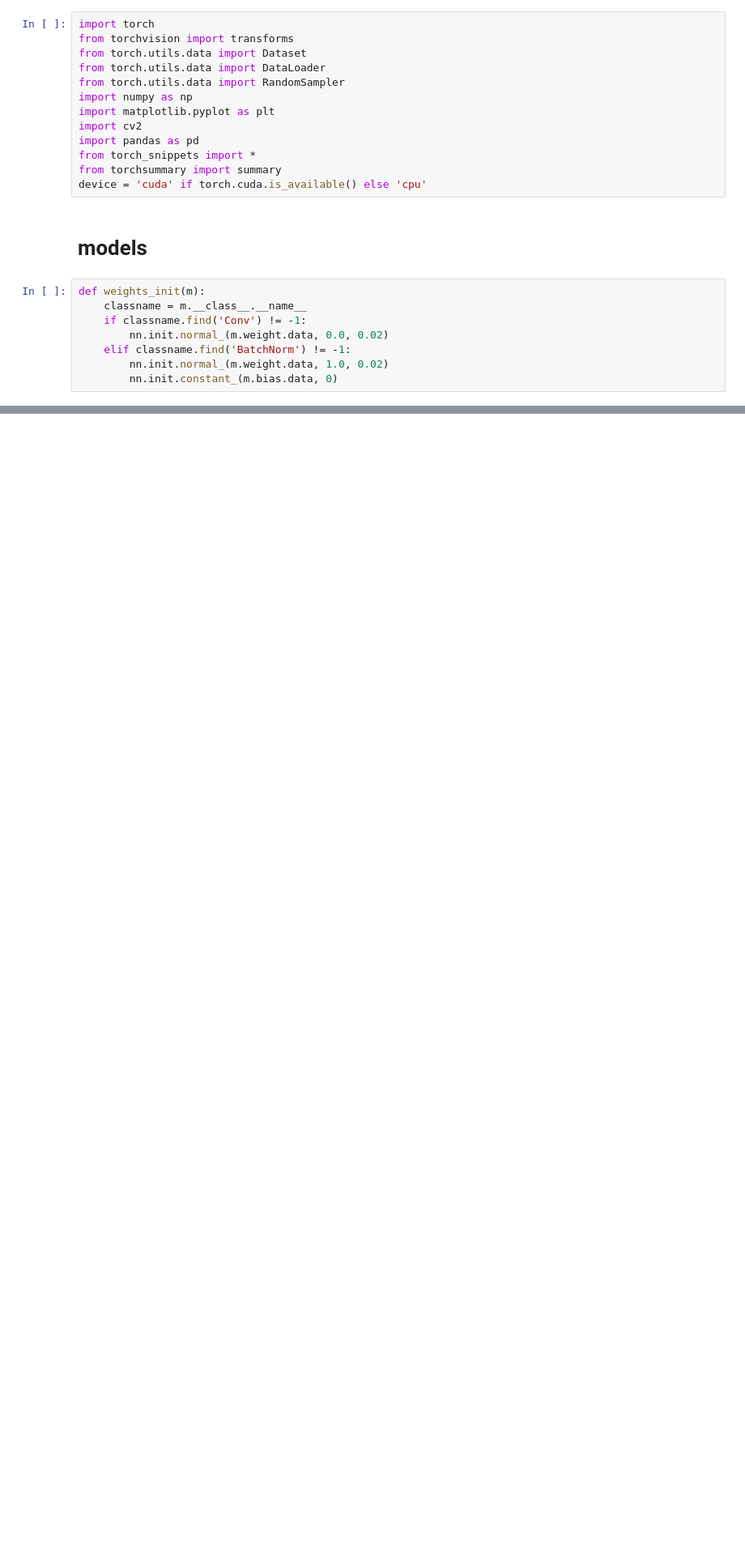
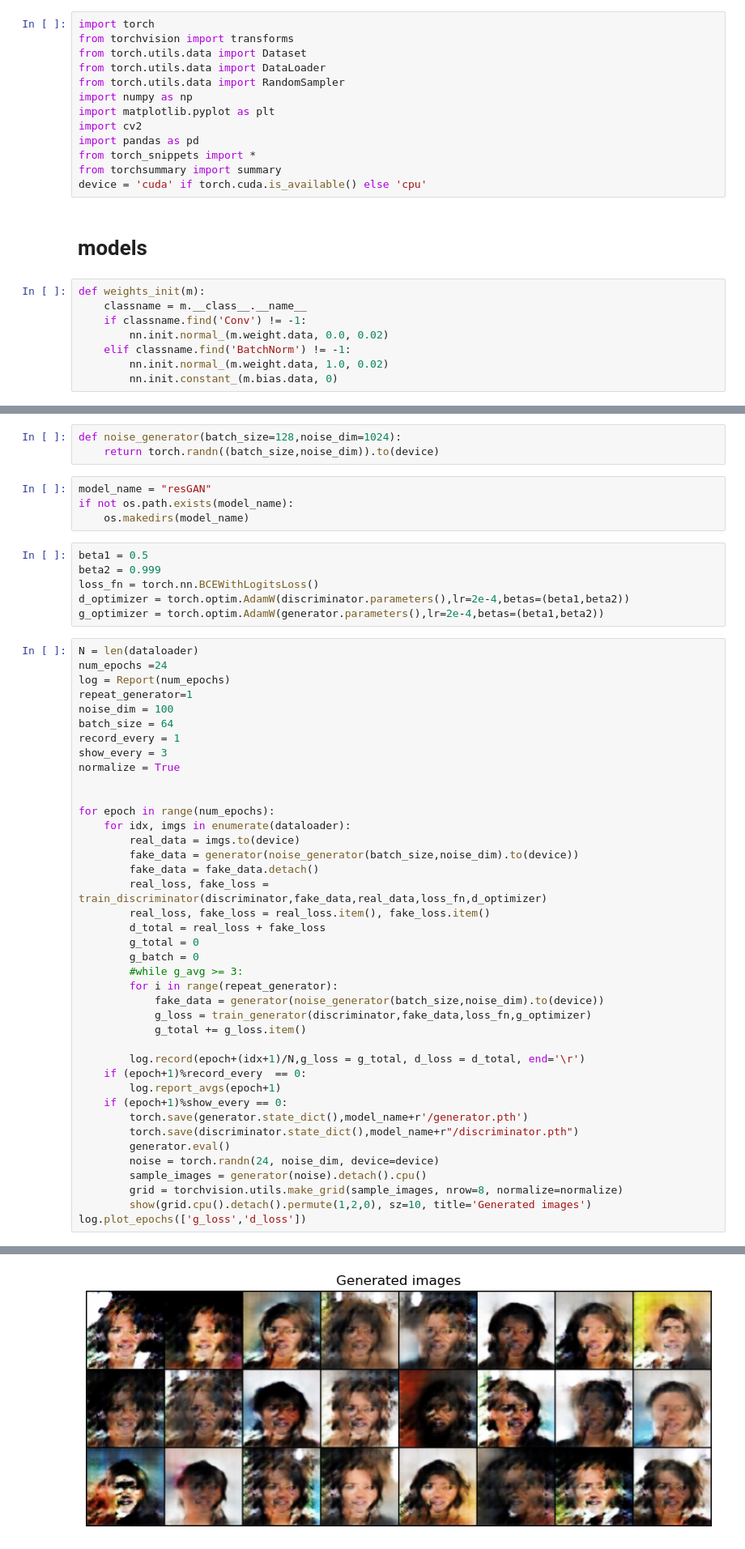
Before and after one commit to ZheRao/practice_space, a Jupyter notebook: Celebfaces-GAN/resGAN.ipynb, the cells around one changed output, grey strips where cells are left out. Shown at 81% size. Saved outputs shown, nothing was run; the diff lists cells and outputs as text; blank space fills up the shorter version.

```diff
--- a/Celebfaces-GAN/resGAN.ipynb
+++ b/Celebfaces-GAN/resGAN.ipynb
@@ -23,0 +408,54 @@ def weights_init(m):
+# %%
+def noise_generator(batch_size=128,noise_dim=1024):
+    return torch.randn((batch_size,noise_dim)).to(device)
+# %%
+model_name = "resGAN"
+if not os.path.exists(model_name):
+    os.makedirs(model_name)
+# %%
+beta1 = 0.5
+beta2 = 0.999
+loss_fn = torch.nn.BCEWithLogitsLoss()
+d_optimizer = torch.optim.AdamW(discriminator.parameters(),lr=2e-4,betas=(beta1,beta2))
+g_optimizer = torch.optim.AdamW(generator.parameters(),lr=2e-4,betas=(beta1,beta2))
+# %%
+N = len(dataloader)
+num_epochs =24
+log = Report(num_epochs)
+repeat_generator=1
+noise_dim = 100
+batch_size = 64
+record_every = 1
+show_every = 3
+normalize = True
+
+
+for epoch in range(num_epochs):
+    for idx, imgs in enumerate(dataloader):
+        real_data = imgs.to(device)
+        fake_data = generator(noise_generator(batch_size,noise_dim).to(device))
+        fake_data = fake_data.detach()
+        real_loss, fake_loss = train_discriminator(discriminator,fake_data,real_data,loss_fn,d_optimizer)
+        real_loss, fake_loss = real_loss.item(), fake_loss.item()
+        d_total = real_loss + fake_loss
+        g_total = 0
+        g_batch = 0
+        #while g_avg >= 3:
+        for i in range(repeat_generator):
+            fake_data = generator(noise_generator(batch_size,noise_dim).to(device))
+            g_loss = train_generator(discriminator,fake_data,loss_fn,g_optimizer)
+            g_total += g_loss.item()
+
+        log.record(epoch+(idx+1)/N,g_loss = g_total, d_loss = d_total, end='\r')
+    if (epoch+1)%record_every  == 0:
+        log.report_avgs(epoch+1)
+    if (epoch+1)%show_every == 0:
+        torch.save(generator.state_dict(),model_name+r'/generator.pth')
+        torch.save(discriminator.state_dict(),model_name+r"/discriminator.pth")
+        generator.eval()
+        noise = torch.randn(24, noise_dim, device=device)
+        sample_images = generator(noise).detach().cpu()
+        grid = torchvision.utils.make_grid(sample_images, nrow=8, normalize=normalize)
+        show(grid.cpu().detach().permute(1,2,0), sz=10, title='Generated images')
+log.plot_epochs(['g_loss','d_loss'])
+# %% [output]
@@ -23,0 +465 @@ def weights_init(m):
+[figure, added]
```
Also changed, not shown: parts of 18 cells of this notebook.
